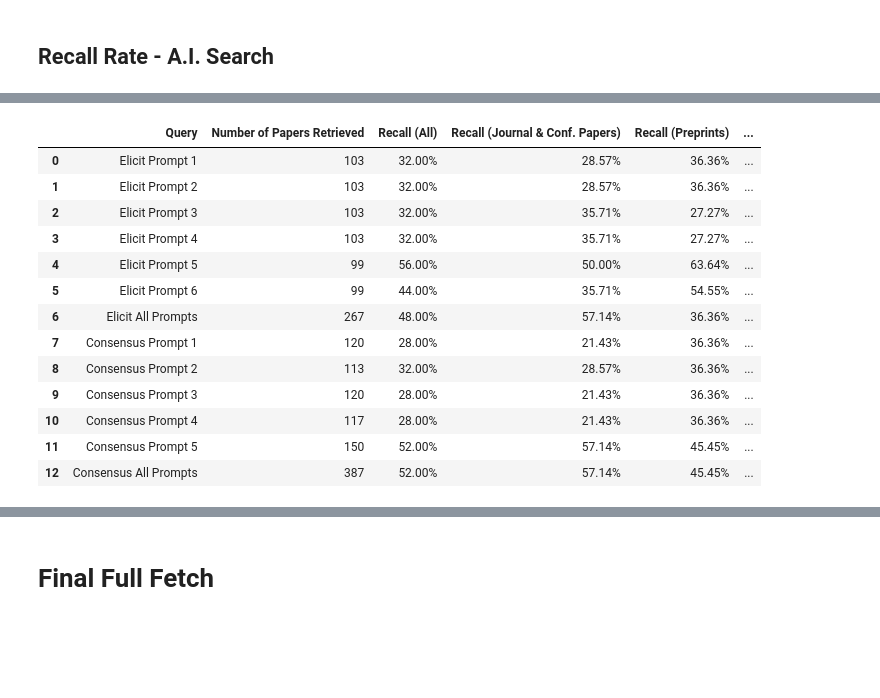
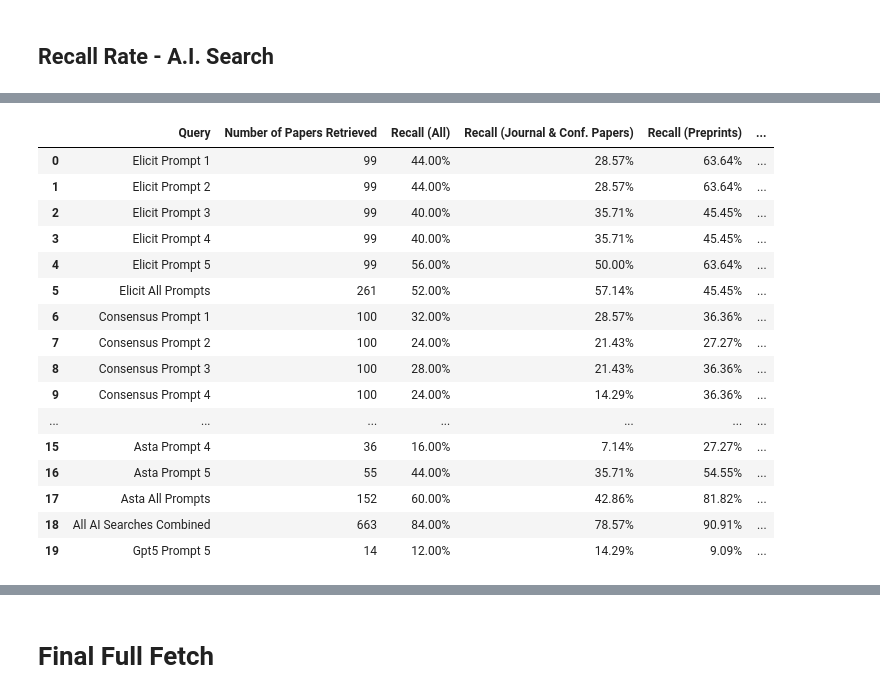
Before and after one commit to haoting-chan/AIRESIL, a Jupyter notebook: Database_extraction.ipynb, the cells around one changed output, grey strips where cells are left out. Cells and saved outputs as stored; diff of their text form; code cells hidden in the pictures; blank space fills up the shorter version.

```diff
--- a/Database_extraction.ipynb
+++ b/Database_extraction.ipynb
@@ -797,0 +810,9 @@ elicit_summary
+# %%
+df_Asta_prompt1 = bibtex_to_dataframe("data/Asta prompt1.bib")
+df_Asta_prompt2 = bibtex_to_dataframe("data/Asta prompt2.bib")
+df_Asta_prompt3 = bibtex_to_dataframe("data/Asta prompt3.bib")
+df_Asta_prompt4 = bibtex_to_dataframe("data/Asta prompt4.bib")
+df_Asta_prompt5 = bibtex_to_dataframe("data/Asta prompt5.bib")
+
+df_Asta = pd.concat([df_Asta_prompt1, df_Asta_prompt2, df_Asta_prompt3, df_Asta_prompt4, df_Asta_prompt5],
+                    ignore_index=True).drop_duplicates(subset=["title"]).reset_index(drop=True)
@@ -1300,3 +1324,11 @@ recall_table
 | 17 | LLM and SimulationC and Methods | 1406 | 27.27% | 54.55% | 0.00% | ... |
 # %% [markdown]
 ## Recall Rate - A.I. Search
+# %%
+# Combine all fetched AI searched papers
+df_all_AIsearch = pd.concat([
+    df_Elicit,
+    df_Consensus,
+    df_Asta
+], ignore_index=True).drop_duplicates(subset=["title"]).reset_index(drop=True)
+df_all_AIsearch
@@ -1302,0 +1349,8 @@ recall_table
+# %%
+# load gpt5 prompt5 csv file
+df_gpt_prompt5 = pd.read_csv("data/Gpt5 prompt 5.csv")
+
+#rename 'titel' column to 'title' in df_gpt_prompt5
+df_gpt_prompt5 = df_gpt_prompt5.rename(columns={"titel": "title"})
+
+df_gpt_prompt5
@@ -1303,35 +1373,45 @@ recall_table
 # %%
-AI = {
+AIsearch_recall_results= {
     "Elicit Prompt 1": calc_recall_with_missing(df_Elicit1),
     "Elicit Prompt 2": calc_recall_with_missing(df_Elicit2),
     "Elicit Prompt 3": calc_recall_with_missing(df_Elicit3),
     "Elicit Prompt 4": calc_recall_with_missing(df_Elicit4),
     "Elicit Prompt 5": calc_recall_with_missing(df_Elicit5),
-    "Elicit Prompt 6": calc_recall_with_missing(df_Elicit6),
     "Elicit All Prompts": calc_recall_with_missing(df_Elicit),
     "Consensus Prompt 1": calc_recall_with_missing(df_Consensus1),
     "Consensus Prompt 2": calc_recall_with_missing(df_Consensus2),
     "Consensus Prompt 3": calc_recall_with_missing(df_Consensus3),
     "Consensus Prompt 4": calc_recall_with_missing(df_Consensus4),
     "Consensus Prompt 5": calc_recall_with_missing(df_Consensus5),
     "Consensus All Prompts": calc_recall_with_missing(df_Consensus),
+    "Asta Prompt 1": calc_recall_with_missing(df_Asta_prompt1),
+    "Asta Prompt 2": calc_recall_with_missing(df_Asta_prompt2),
+    "Asta Prompt 3": calc_recall_with_missing(df_Asta_prompt3),
+    "Asta Prompt 4": calc_recall_with_missing(df_Asta_prompt4),
+    "Asta Prompt 5": calc_recall_with_missing(df_Asta_prompt5),
+    "Asta All Prompts": calc_recall_with_missing(df_Asta),
+    "All AI Searches Combined": calc_recall_with_missing(df_all_AIsearch),
+    "Gpt5 Prompt 5": calc_recall_with_missing(df_gpt_prompt5),
 }
 
-recall_table_Elicit = pd.concat(elicit_recall_results.values(),
-                                keys=elicit_recall_results.keys()).reset_index(level=1, drop=True).reset_index().rename(columns={"index": "Query"})
-recall_table_Elicit
+recall_table_AIsearch = pd.concat(AIsearch_recall_results.values(),
+                                keys=AIsearch_recall_results.keys()).reset_index(level=1, drop=True).reset_index().rename(columns={"index": "Query"})
+recall_table_AIsearch
 # %% [output]
 |  | Query | Number of Papers Retrieved | Recall (All) | Recall (Journal & Conf. Papers) | Recall (Preprints) | ... |
-| 0 | Elicit Prompt 1 | 103 | 32.00% | 28.57% | 36.36% | ... |
-| 1 | Elicit Prompt 2 | 103 | 32.00% | 28.57% | 36.36% | ... |
-| 2 | Elicit Prompt 3 | 103 | 32.00% | 35.71% | 27.27% | ... |
-| 3 | Elicit Prompt 4 | 103 | 32.00% | 35.71% | 27.27% | ... |
+| 0 | Elicit Prompt 1 | 99 | 44.00% | 28.57% | 63.64% | ... |
+| 1 | Elicit Prompt 2 | 99 | 44.00% | 28.57% | 63.64% | ... |
+| 2 | Elicit Prompt 3 | 99 | 40.00% | 35.71% | 45.45% | ... |
+| 3 | Elicit Prompt 4 | 99 | 40.00% | 35.71% | 45.45% | ... |
 | 4 | Elicit Prompt 5 | 99 | 56.00% | 50.00% | 63.64% | ... |
-| 5 | Elicit Prompt 6 | 99 | 44.00% | 35.71% | 54.55% | ... |
-| 6 | Elicit All Prompts | 267 | 48.00% | 57.14% | 36.36% | ... |
-| 7 | Consensus Prompt 1 | 120 | 28.00% | 21.43% | 36.36% | ... |
-| 8 | Consensus Prompt 2 | 113 | 32.00% | 28.57% | 36.36% | ... |
-| 9 | Consensus Prompt 3 | 120 | 28.00% | 21.43% | 36.36% | ... |
-| 10 | Consensus Prompt 4 | 117 | 28.00% | 21.43% | 36.36% | ... |
-| 11 | Consensus Prompt 5 | 150 | 52.00% | 57.14% | 45.45% | ... |
-| 12 | Consensus All Prompts | 387 | 52.00% | 57.14% | 45.45% | ... |
+| 5 | Elicit All Prompts | 261 | 52.00% | 57.14% | 45.45% | ... |
+| 6 | Consensus Prompt 1 | 100 | 32.00% | 28.57% | 36.36% | ... |
+| 7 | Consensus Prompt 2 | 100 | 24.00% | 21.43% | 27.27% | ... |
+| 8 | Consensus Prompt 3 | 100 | 28.00% | 21.43% | 36.36% | ... |
+| 9 | Consensus Prompt 4 | 100 | 24.00% | 14.29% | 36.36% | ... |
+| ... | ... | ... | ... | ... | ... | ... |
+| 15 | Asta Prompt 4 | 36 | 16.00% | 7.14% | 27.27% | ... |
+| 16 | Asta Prompt 5 | 55 | 44.00% | 35.71% | 54.55% | ... |
+| 17 | Asta All Prompts | 152 | 60.00% | 42.86% | 81.82% | ... |
+| 18 | All AI Searches Combined | 663 | 84.00% | 78.57% | 90.91% | ... |
+| 19 | Gpt5 Prompt 5 | 14 | 12.00% | 14.29% | 9.09% | ... |
```
Also changed, not shown: parts of 26 cells of this notebook, 10 other files.
